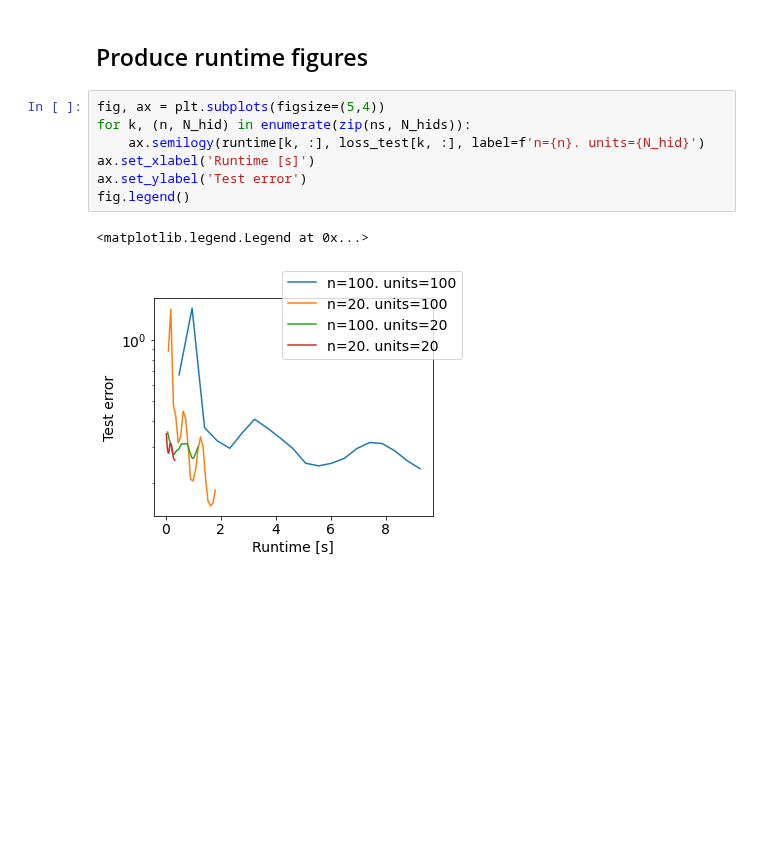
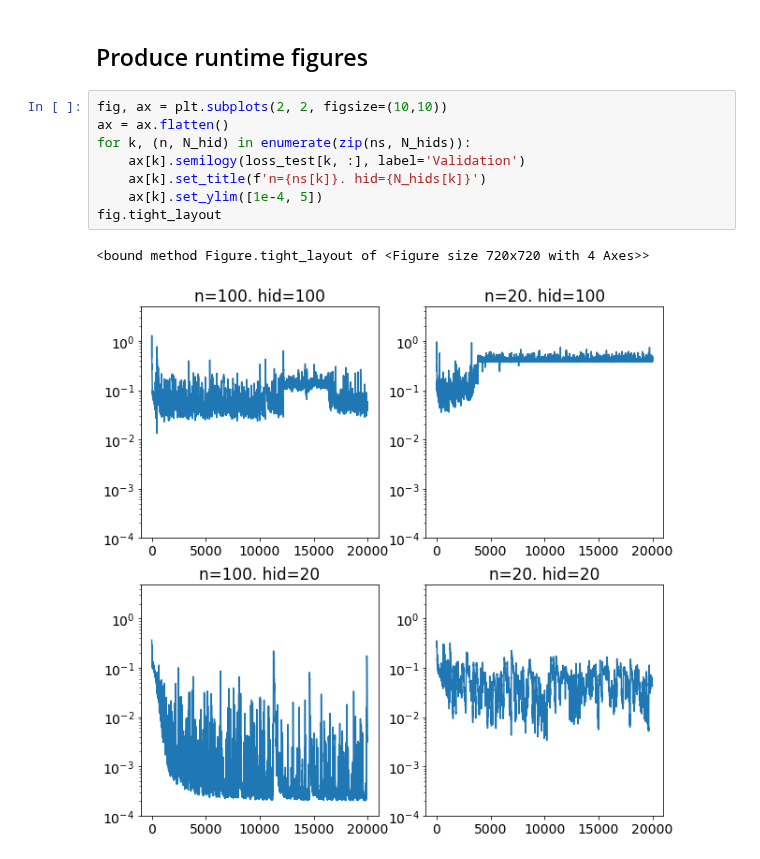
Before and after one commit to runehoejlund/deep-learning-pinn, a Jupyter notebook: PINN-Burgers-runtime.ipynb, the cells around one changed output. Saved outputs shown, nothing was run; the diff lists cells and outputs as text; blank space fills up the shorter version.

```diff
--- a/PINN-Burgers-runtime.ipynb
+++ b/PINN-Burgers-runtime.ipynb
@@ -266,12 +280,13 @@ Epoch: 10. test loss: 0.254. train loss: 0.462. validation loss: 0.350
 # %% [markdown]
 ## Produce runtime figures
-# %%
-fig, ax = plt.subplots(figsize=(5,4))
-for k, (n, N_hid) in enumerate(zip(ns, N_hids)):
-    ax.semilogy(runtime[k, :], loss_test[k, :], label=f'n={n}. units={N_hid}')
-ax.set_xlabel('Runtime [s]')
-ax.set_ylabel('Test error')
-fig.legend()
-# %% [output]
-<matplotlib.legend.Legend at 0x...>
-[figure, removed]
+# %%
+fig, ax = plt.subplots(2, 2, figsize=(10,10))
+ax = ax.flatten()
+for k, (n, N_hid) in enumerate(zip(ns, N_hids)):
+    ax[k].semilogy(loss_test[k, :], label='Validation')
+    ax[k].set_title(f'n={ns[k]}. hid={N_hids[k]}')
+    ax[k].set_ylim([1e-4, 5])
+fig.tight_layout
+# %% [output]
+<bound method Figure.tight_layout of <Figure size 720x720 with 4 Axes>>
+[figure, added]
```
Also changed, not shown: parts of 9 cells of this notebook, 3 other files.
